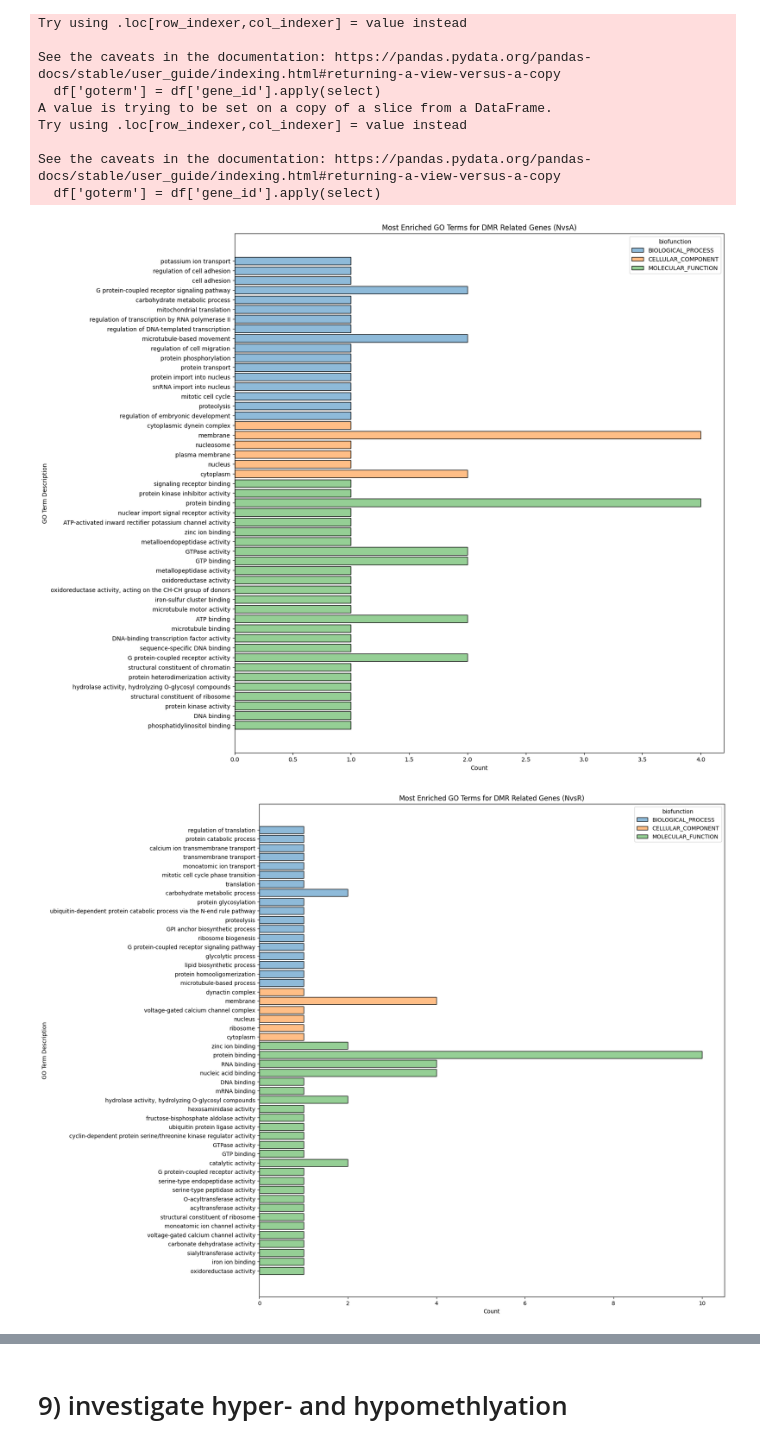
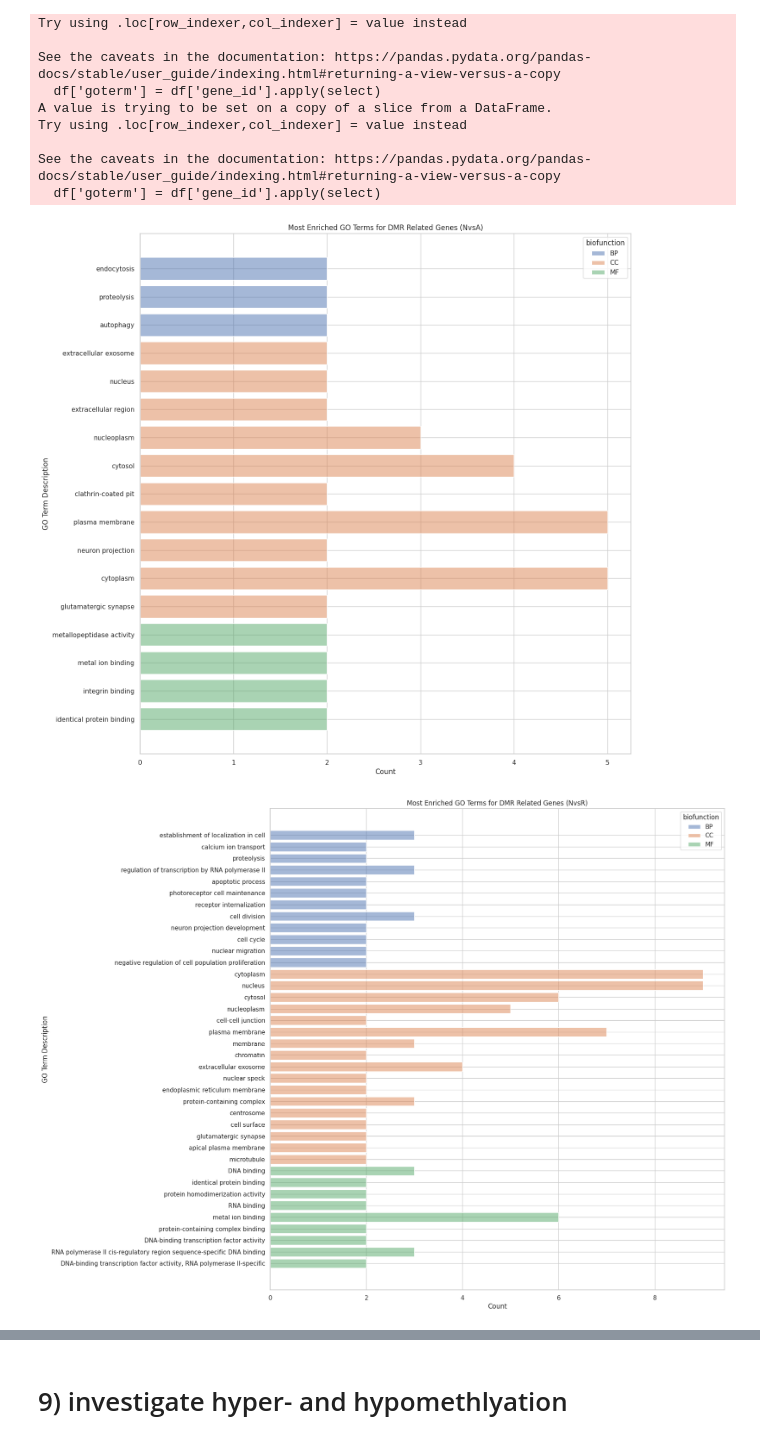
Before and after one commit to MagdalenaWinklhofer/WholeGenomeBisulphiteSequencing, a Jupyter notebook: DNAseq_pipeline/7_match_dmr_to_gene.ipynb, the cells around one changed output, grey strips where cells are left out. Saved outputs shown, nothing was run; the diff lists cells and outputs as text; code cells hidden in the pictures.

```diff
--- a/DNAseq_pipeline/7_match_dmr_to_gene.ipynb
+++ b/DNAseq_pipeline/7_match_dmr_to_gene.ipynb
@@ -198,0 +215,20 @@ plt.show()
+# %%
+# create barplot for the different categories
+sns.set_theme(style = 'whitegrid')
+for subset_name, dmr_subset in dmr_withinGeneBorder.items():
+    plt.figure(figsize=(10, 5))
+    sns.barplot(color='#99B1BD', x = ['Before Start',
+                      'Overlapping Start',
+                      'Inside Gene',
+                      'Overlapping Stop',
+                      'After Stop',
+                      'Overlapping Both'],
+                 y = [dmr_subset['dmr_before_gene'].sum(),
+                      dmr_subset['dmr_overlap_start'].sum(),
+                      dmr_subset['dmr_inside_gene'].sum(),
+                      dmr_subset['dmr_overlap_end'].sum(),
+                      dmr_subset['dmr_after_gene'].sum(),
+                      dmr_subset['dmr_overlap_both'].sum()])
+    plt.title(f"Location of Differentially Methylated Regions (DMR) within Genes ({subset_name})")
+    plt.ylabel("Number of DMRs in category")
+    plt.show()
@@ -268,13 +319,15 @@ plt.show()
 # %%
 # Import go terms and description
 # Geneid to GO term
-goterm = pd.read_csv('9_DMR_functional_annotation/gene_id_goterms_df_fullgenome.tsv', sep='\t', header=None, names=['gene_id', 'goterm', 'chromosome'])
+goterm = pd.read_csv('9_DMR_functional_annotation/ccar2swissprotGO_long.txt', sep='\t')
+goterm['GO_id'] = goterm['GO_id'].str.strip()
 
 # GO term to description
-godesc = pd.read_csv('9_DMR_functional_annotation/goterm_desc_ref.tsv', sep='\t', header=None, names=['biofunction', 'goterm', 'description'])
+godesc = pd.read_csv('9_DMR_functional_annotation/go_data.txt', sep='\t')
+godesc['id'] = godesc['id'].str.strip()
 # %%
 #create pandas series for gene_id and goterm
-go_map = goterm.drop('chromosome', axis=1).set_index('gene_id', drop=True)['goterm']
+go_map = goterm.set_index('gene_id')['GO_id'].str.strip()
 
 # define a function to select the right go term for each gene id
 def select(geneid):
@@ -291,10 +344,13 @@ functional_annotation = {}
 for name,df in dmr_withinGeneBorder.items():
     df = df.drop_duplicates(subset=['gene_id'])
     df['goterm'] = df['gene_id'].apply(select)
+    df = df.explode('goterm').dropna(subset=['goterm'])
+    df[[ 'description', 'biofunction']] = godesc.set_index('id').loc[df ['goterm']].to_numpy()
+    functional_annotation[name] = df.sort_values('biofunction')
 
-    df = df.explode('goterm').dropna(subset=['goterm'])
-    df[['biofunction', 'description']] = godesc.set_index('goterm').loc[df ['goterm']].to_numpy()
-    functional_annotation[name] = df.sort_values('biofunction')
+# export the go terms for GO enrichment analysis
+for name, df in functional_annotation.items():
+    df['gene_id'].to_csv(f'9_DMR_functional_annotation/{name}_functional_annotation.csv', index=False)
 # %% [output]
 A value is trying to be set on a copy of a slice from a DataFrame.
 Try using .loc[row_indexer,col_indexer] = value instead
@@ -313,13 +369,19 @@ See the caveats in the documentation: https://pandas.pydata.org/pandas-docs/stab
   df['goterm'] = df['gene_id'].apply(select)
 # %%
 #PLOT
+# for plot filter the dataframes to only plot the GO terms that are hit multiple times
+functional_annotation_plot = {}
+for name, df in functional_annotation.items():
+    df = df.groupby('goterm').filter(lambda x: len(x) > 1)
+    functional_annotation_plot[name] = df
+
 #create histogram
-for name, df in functional_annotation.items():
+for name, df in functional_annotation_plot.items():
     fig,ax = plt.subplots(figsize=(15, 16))
     sns.histplot(data=df, y='description', hue='biofunction', shrink=0.8, discrete=True)
     plt.title(f'Most Enriched GO Terms for DMR Related Genes ({name})')
     plt.ylabel('GO Term Description')
     plt.savefig(f'7_match_dmr_to_gene/GO_terms_{name}.png', dpi=500, bbox_inches='tight')
 # %% [output]
-[figure, old version]
+[figure, new version]
-[figure, old version]
+[figure, new version]
```
Also changed, not shown: parts of 25 cells of this notebook, 13 other files.
